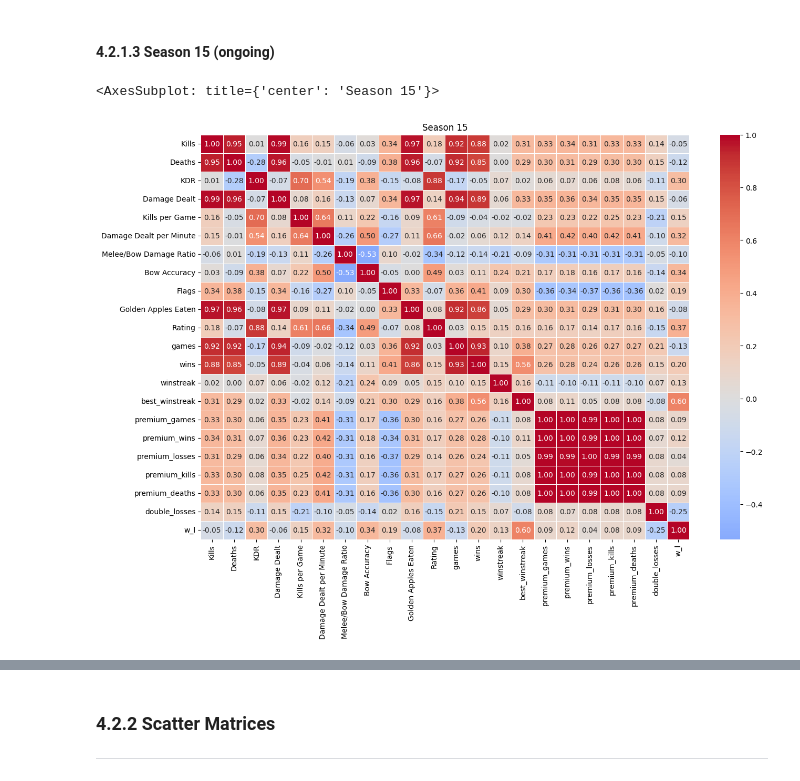
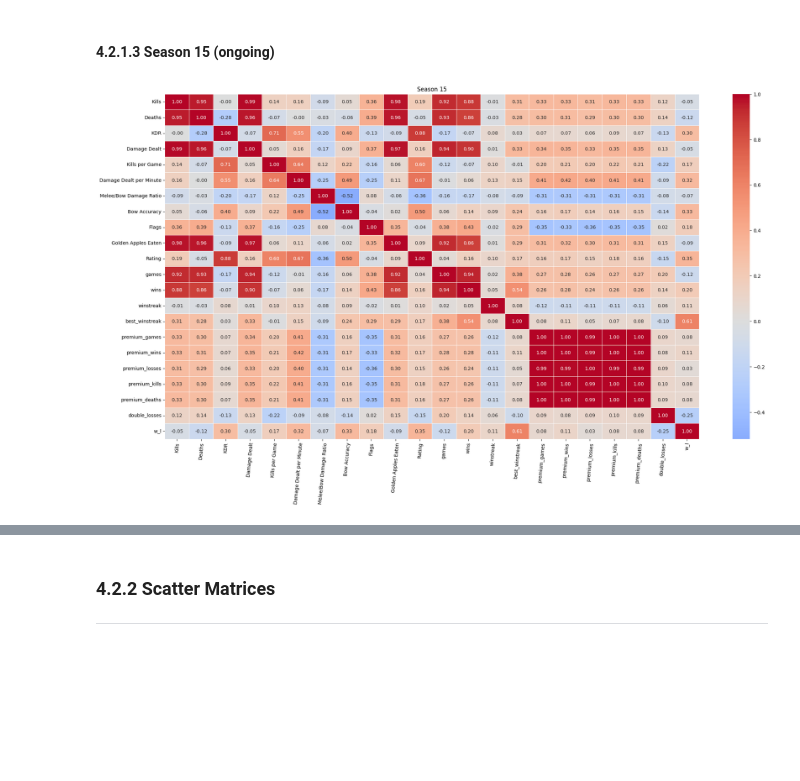
Before and after one commit to philipsinnott/Stratus, a Jupyter notebook: Stratus project finalized.ipynb, the cells around one changed output, grey strips where cells are left out. Cells and saved outputs as stored; diff of their text form; code cells hidden in the pictures; blank space fills up the shorter version.

```diff
--- a/Stratus project finalized.ipynb
+++ b/Stratus project finalized.ipynb
@@ -472,9 +418,10 @@ The strongest positive correlations were found to be damage dealt per minute (0.
 # %%
 corr = s15.drop(['season', 'Wins', 'losses', 'Ranking', 'best_elo', 'elo'], axis=1).corr(method='spearman', numeric_only=True)
 
-plt.figure(figsize=(15,10))
+plt.figure(figsize=(25,13))
 plt.title("Season 15")
 sns.heatmap(corr, annot=True, cmap='coolwarm', center=0, fmt='.2f', linewidths=.5, linecolor='white')
+xticks = plt.gca().get_xticklabels()
+res = plt.setp(xticks, rotation=85)
 # %% [output]
-<AxesSubplot: title={'center': 'Season 15'}>
-[figure, old version]
+[figure, new version]
```
Also changed, not shown: parts of 40 cells of this notebook, 2 other files.
